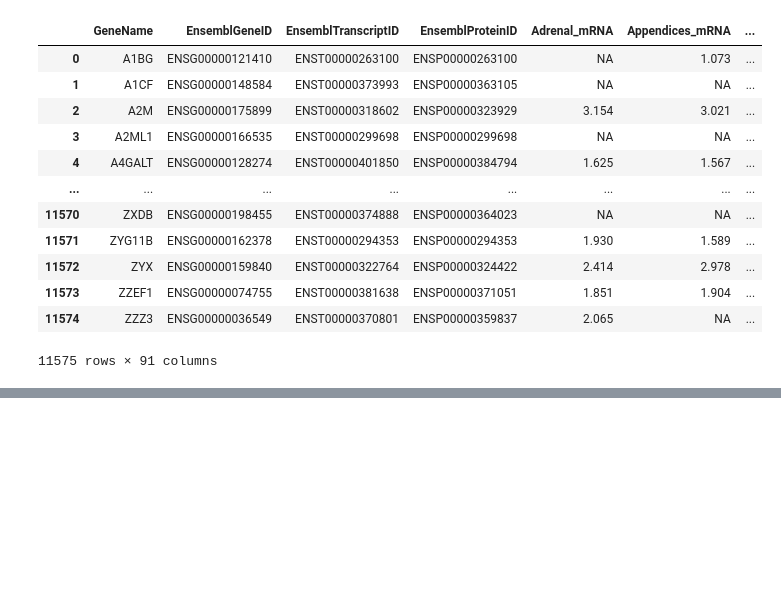
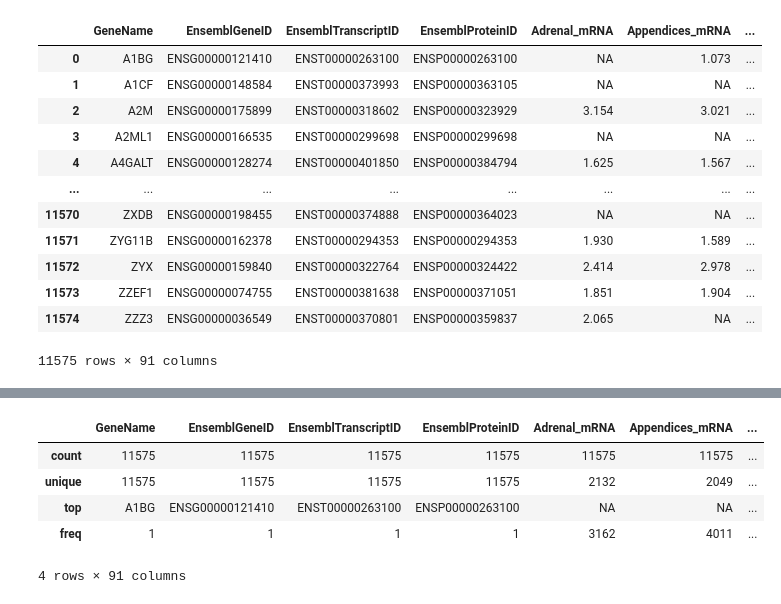
Before and after one commit to bleuchien/PTR-augur, a Jupyter notebook: notebooks/data_preprocessing.ipynb, the cells around one changed output, grey strips where cells are left out. Saved outputs shown, nothing was run; the diff lists cells and outputs as text; code cells hidden in the pictures; blank space fills up the shorter version.

```diff
--- a/notebooks/data_preprocessing.ipynb
+++ b/notebooks/data_preprocessing.ipynb
@@ -50,0 +66,9 @@ Urinarybladder_PTR
+# %%
+df.describe()
+# %% [output]
+|  | GeneName | EnsemblGeneID | EnsemblTranscriptID | EnsemblProteinID | Adrenal_mRNA | Appendices_mRNA | ... |
+| count | 11575 | 11575 | 11575 | 11575 | 11575 | 11575 | ... |
+| unique | 11575 | 11575 | 11575 | 11575 | 2132 | 2049 | ... |
+| top | A1BG | ENSG00000121410 | ENST00000263100 | ENSP00000263100 | NA | NA | ... |
+| freq | 1 | 1 | 1 | 1 | 3162 | 4011 | ... |
+4 rows × 91 columns
```
Also changed, not shown: parts of 22 cells of this notebook.
